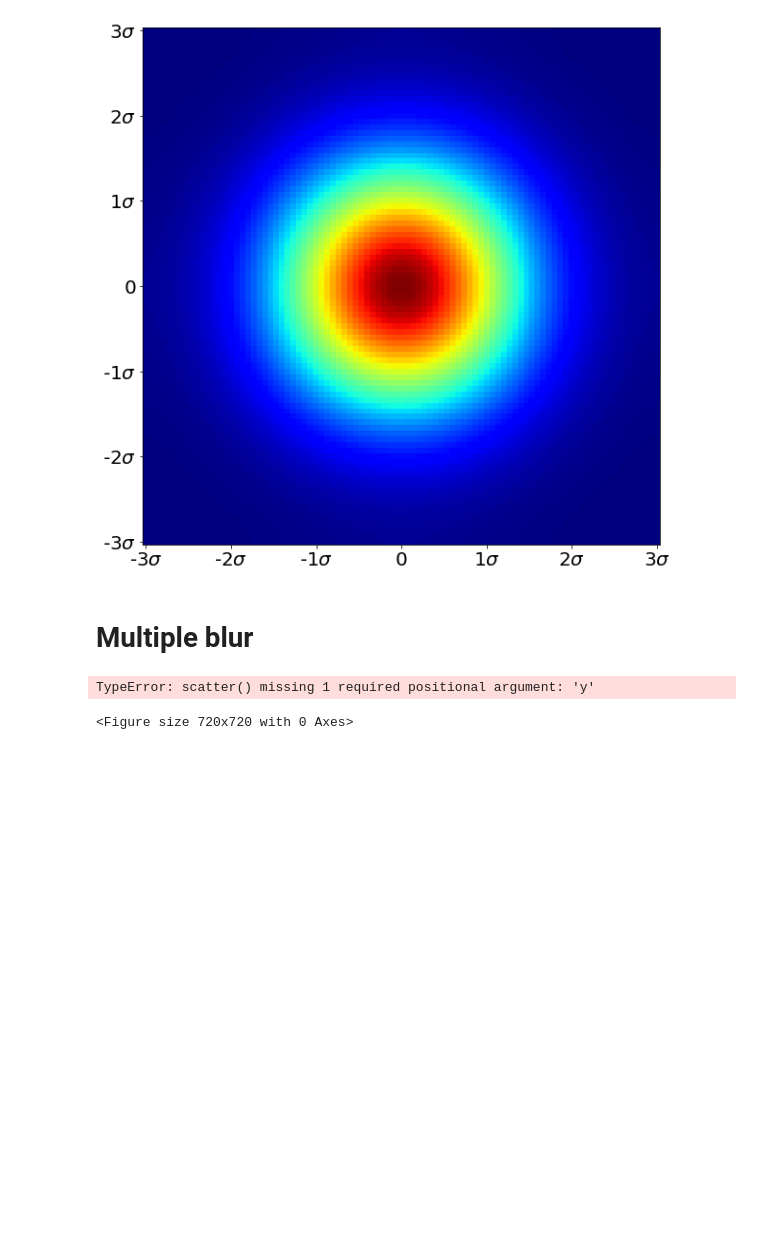
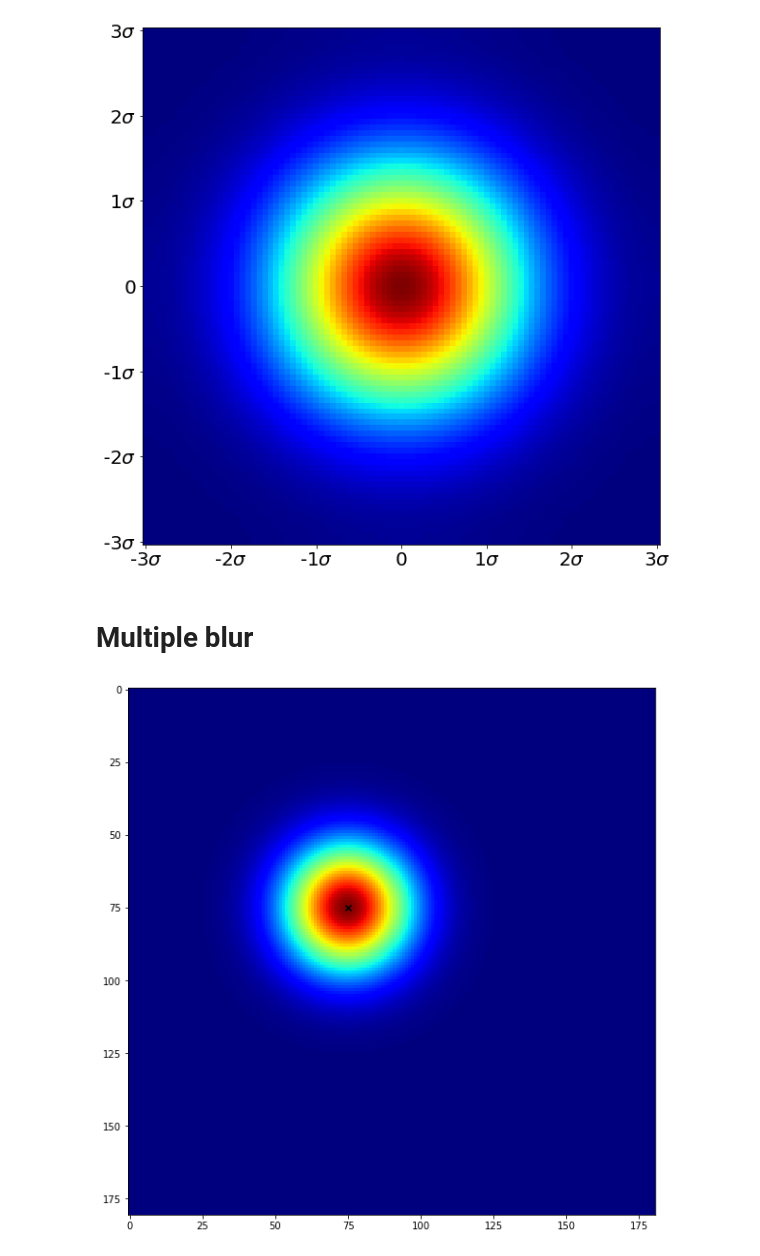
Before and after one commit to ttpro1995/study_notebook, a Jupyter notebook: gaussian_blur.ipynb, the cells around one changed output. Drawn from its saved outputs; the diff is of its cells as text; code cells hidden in the pictures; blank space fills up the shorter version.

Commit message:
plot scatter and gaussian

```diff
--- a/gaussian_blur.ipynb
+++ b/gaussian_blur.ipynb
@@ -60,0 +58,6 @@ m1[30, 30] = 1
+# %%
+m1 = np.zeros((181, 181))
+m1[75, 75] = 1
+# get the indices where data is 1
+m1xy = np.argwhere(m1 == 1).T
+m1_blur = scipy.ndimage.filters.gaussian_filter(m1, 15)
@@ -61,11 +72,13 @@ m1[30, 30] = 1
 # %%
-import matplotlib.pyplot as plt
-import numpy as np
-plt.figure(figsize=(10, 10))
-plt.scatter(m1)
-# plt.xticks([0, 15, 30, 45, 60, 75, 90], size=20)
-plt.imshow(m1, cmap='jet', interpolation='nearest')
-plt.show()
+def plot_gaussian_blur_with_center_x(m, m_blur):
+    mxy = np.argwhere(m == 1).T
+    plt.figure(figsize=(10, 10))
+    plt.scatter(mxy[0], mxy[1], marker='x', color="black")
+
+    # plt.xticks([0, 15, 30, 45, 60, 75, 90], size=20)
+    plt.imshow(m_blur, cmap='jet', interpolation='nearest')
+    plt.show()
-# %% [output]
-TypeError: scatter() missing 1 required positional argument: 'y'
-<Figure size 720x720 with 0 Axes>
+# %%
+plot_gaussian_blur_with_center_x(m1, m1_blur)
+# %% [output]
+[figure, added]
```
Also changed, not shown: parts of 6 cells of this notebook, 7 other files.
